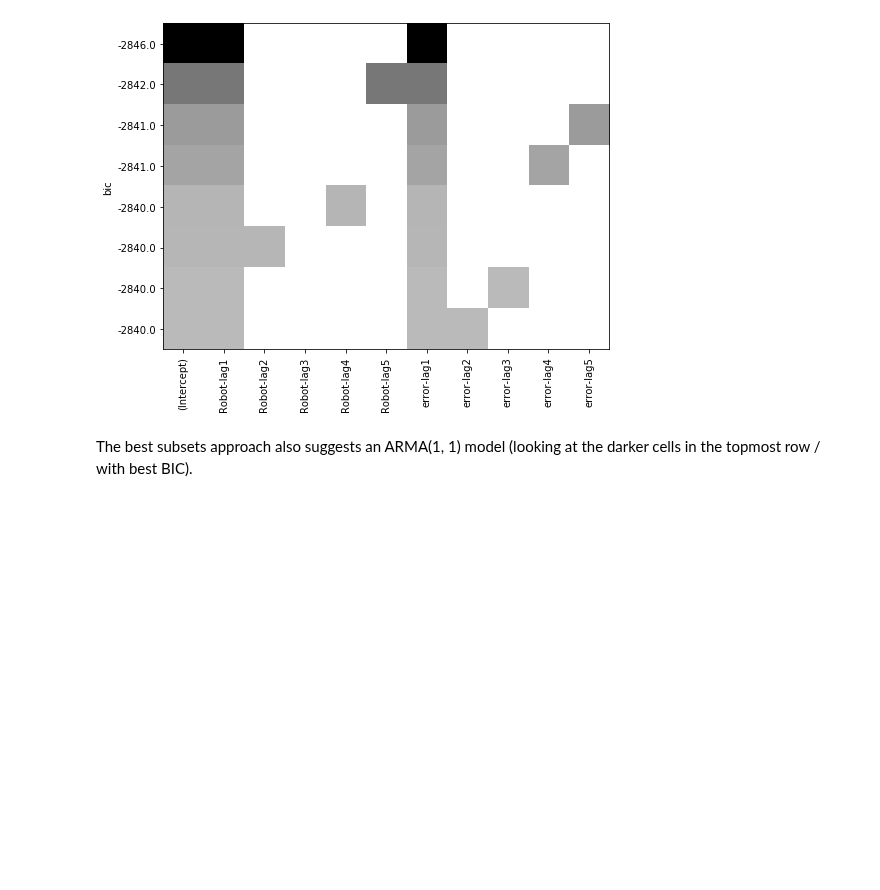
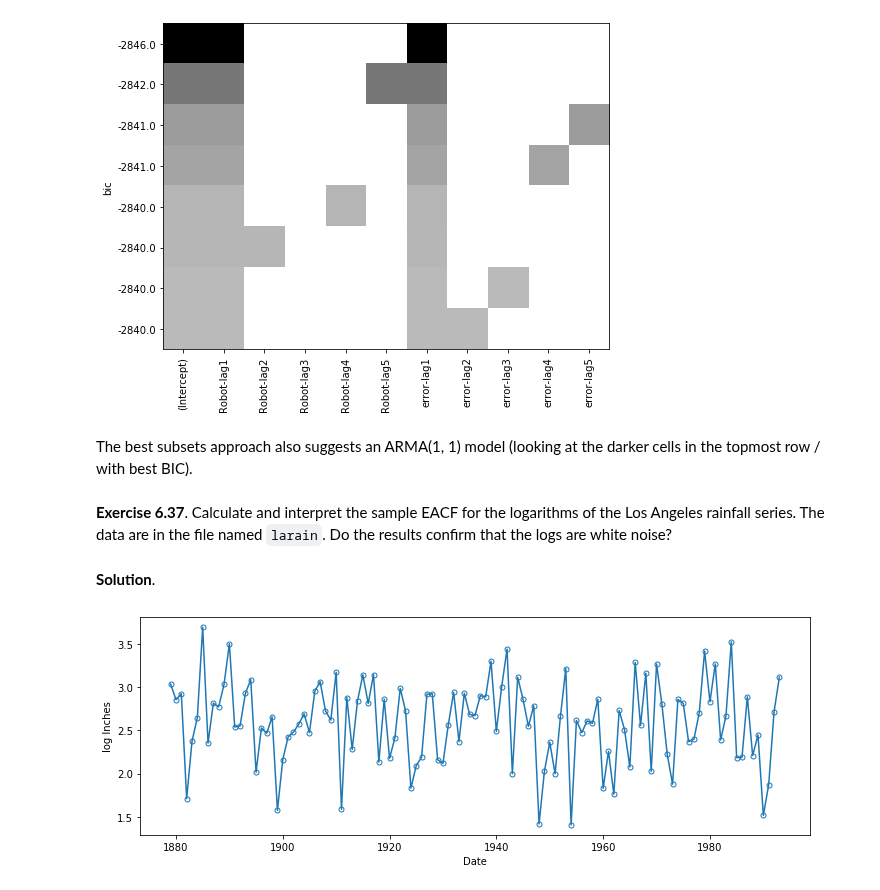
Before and after one commit to telmo-correa/time-series-analysis, a Jupyter notebook: Python/Chapter 06 (Ex 31 - 39) - Model Specification.ipynb, the cells around one changed output. Saved outputs shown, nothing was run; the diff lists cells and outputs as text; code cells hidden in the pictures; blank space fills up the shorter version.

Commit message:
Add exercises

```diff
--- a/Python/Chapter 06 (Ex 31 - 39) - Model Specification.ipynb
+++ b/Python/Chapter 06 (Ex 31 - 39) - Model Specification.ipynb
@@ -629,3 +629,19 @@ armasubsets(y=Y, nar=5, nma=5, y_name='Robot');
 [figure]
 # %% [markdown]
 The best subsets approach also suggests an ARMA(1, 1) model (looking at the darker cells in the topmost row / with best BIC).
+# %% [markdown]
+**Exercise 6.37**. Calculate and interpret the sample EACF for the logarithms of the Los Angeles rainfall series.  The data are in the file named `larain`.  Do the results confirm that the  logs are white noise?
+# %% [markdown]
+**Solution**.
+# %%
+data = pd.read_csv('../data/larain.dat')
+data['date'] = pd.date_range('1878', periods=len(data), freq='Y')
+data['t'] = data['date'].dt.year
+# %%
+plt.figure(figsize=(12, 4))
+plt.plot(data['date'], np.log(data['larain']), marker='o', markerfacecolor='none', ls='solid', ms=5)
+plt.ylabel('log Inches')
+plt.xlabel('Date')
+plt.show()
+# %% [output]
+[figure, added]
```
Also changed, not shown: parts of 23 cells of this notebook, 2 other files.
